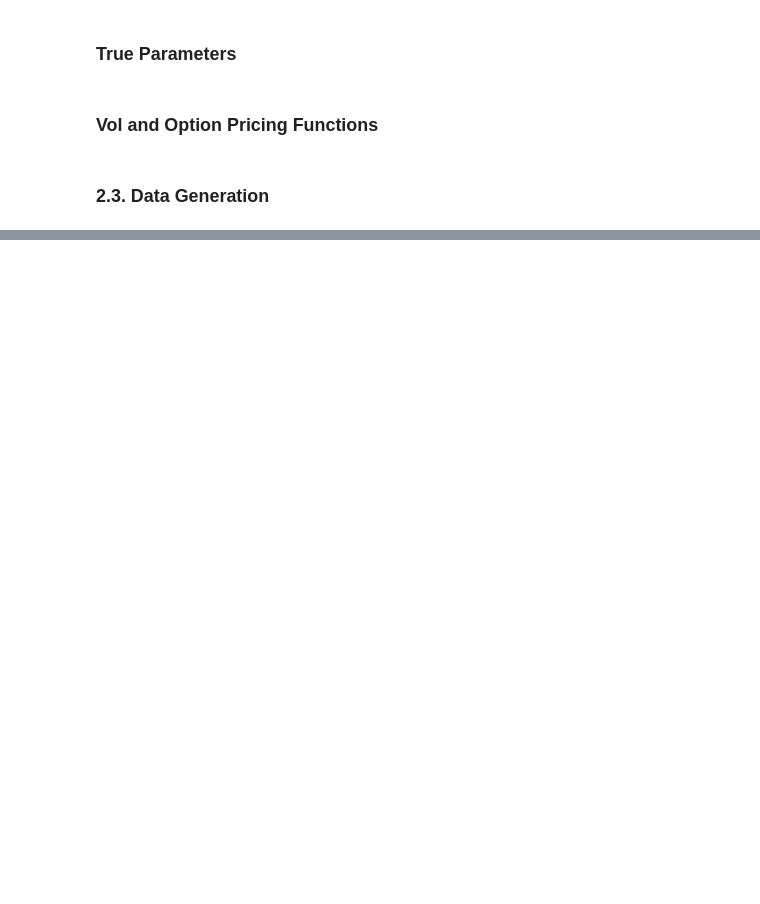
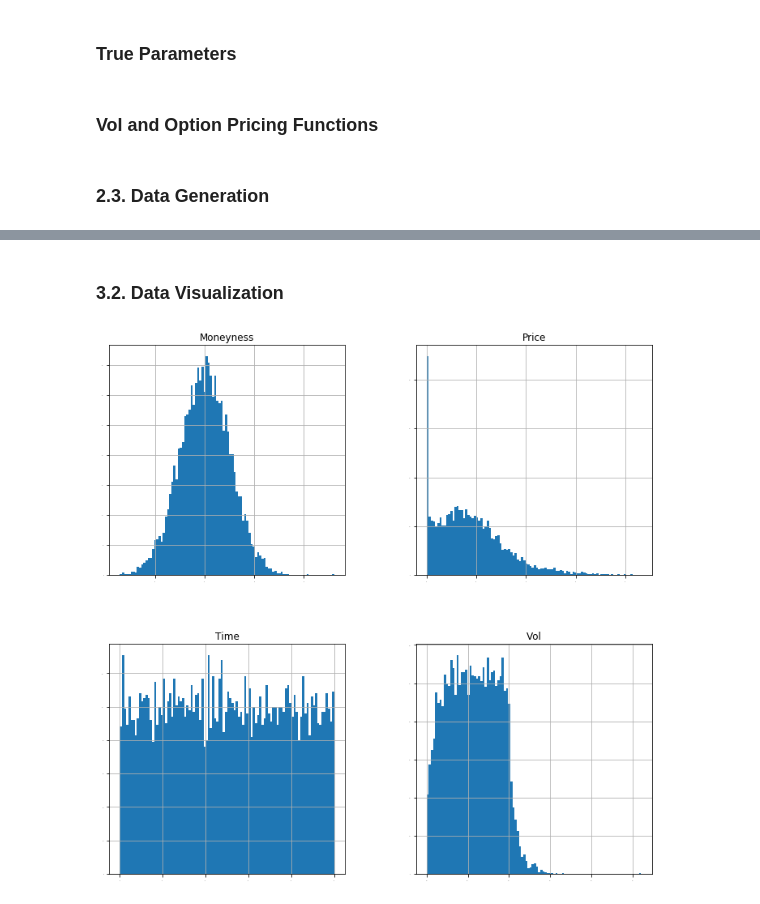
Before and after one commit to askhab2022/ML-Repo, a Jupyter notebook: fin-ml/Case Study 2 - Derivatives Pricing.ipynb, the cells around one changed output, grey strips where cells are left out. Drawn from its saved outputs; the diff is of its cells as text; code cells hidden in the pictures; blank space fills up the shorter version.

```diff
--- a/fin-ml/Case Study 2 - Derivatives Pricing.ipynb
+++ b/fin-ml/Case Study 2 - Derivatives Pricing.ipynb
@@ -95,7 +116,8 @@ Ps = np.array([call_option_price(k,t,sig) for k,t,sig in zip(Ks,Ts,Sigmas)])
 # %%
 Y = Ps
 
-X = np.concatenate([Ks.reshape(-1,1),Ts.reshape(-1,1)],Sigmas.reshape(-1,1)],axis=1)
+X = np.concatenate([Ks.reshape(-1,1), Ts.reshape(-1,1), Sigmas.reshape(-1,1)], axis=1)
 
-dataset = pd.DataFrame(np.concatenate([Y.reshape(-1,1),X],axis = 1 ),
-                       columns=
+
+dataset = pd.DataFrame(np.concatenate([Y.reshape(-1,1), X], axis=1),
+                       columns=['Price', 'Moneyness', 'Time', 'Vol'])
@@ -101,0 +141,6 @@ dataset = pd.DataFrame(np.concatenate([Y.reshape(-1,1),X],axis = 1 ),
+# %% [markdown]
+### 3.2. Data Visualization
+# %%
+dataset.hist(bins=100,sharex = False,sharey=False,xlabelsize=1,ylabelsize=1,figsize=(12,12));
+# %% [output]
+[figure, added]
```
Also changed, not shown: parts of 17 cells of this notebook.
